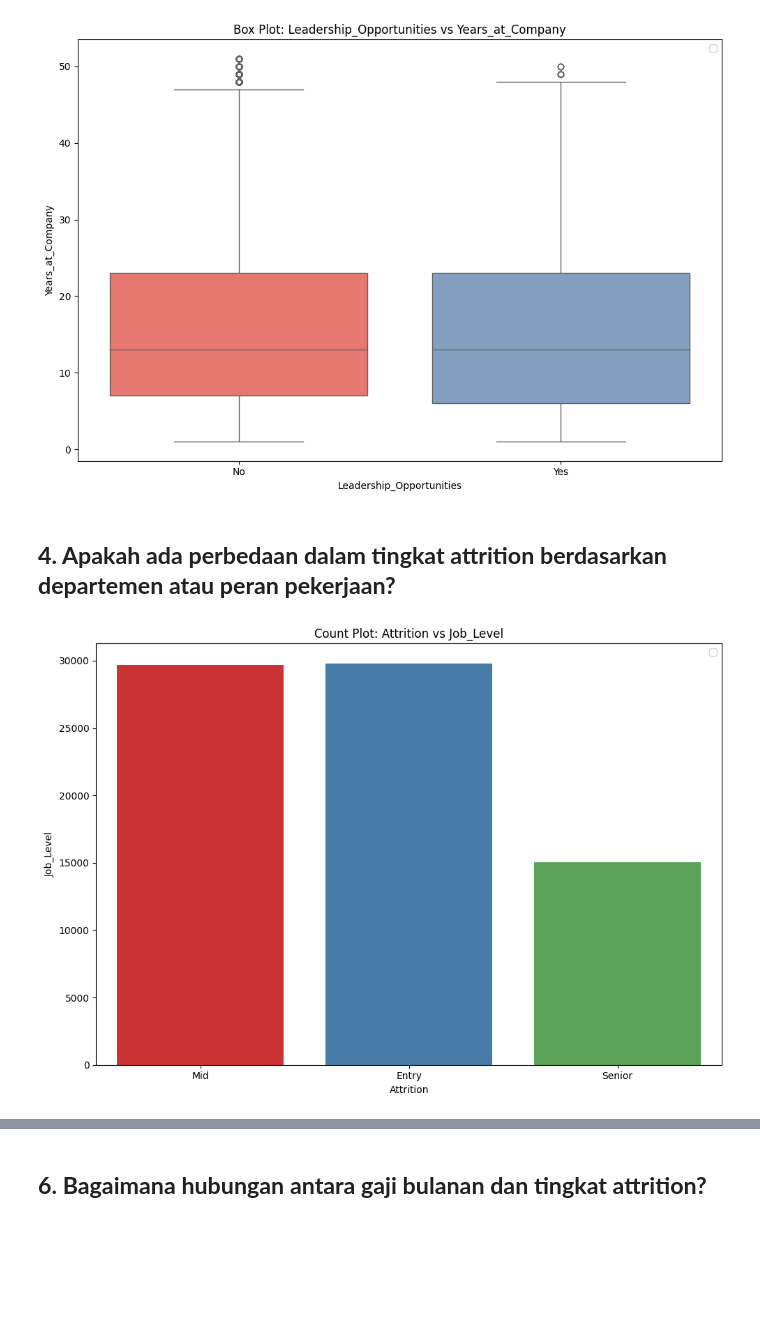
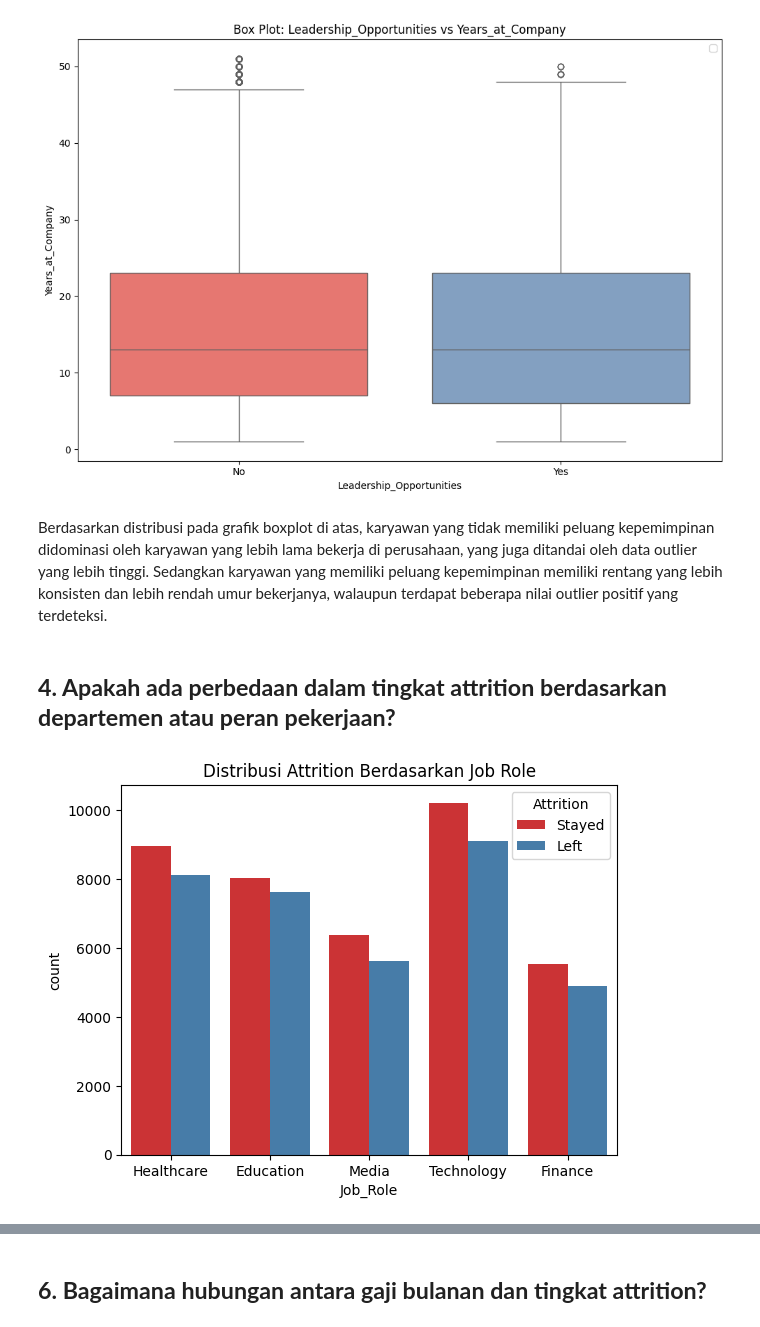
Before and after one commit to rafisiregar/Employee-Churn-Prediction, a Jupyter notebook: P1M2_rafi_siregar.ipynb, the cells around one changed output, grey strips where cells are left out. Saved outputs shown, nothing was run; the diff lists cells and outputs as text; code cells hidden in the pictures; blank space fills up the shorter version.

```diff
--- a/P1M2_rafi_siregar.ipynb
+++ b/P1M2_rafi_siregar.ipynb
@@ -255,9 +261,13 @@ warna1 = {'Yes': '#799FCB', 'No': '#F9665E'}
 ep.plot_relationship(dataset, 'Leadership_Opportunities', target_cols=['Years_at_Company'], kind='box', custom_colors=warna1)
 # %% [output]
 [figure]
+# %% [markdown]
+Berdasarkan distribusi pada grafik boxplot di atas, karyawan yang tidak memiliki peluang kepemimpinan didominasi oleh karyawan yang lebih lama bekerja di perusahaan, yang juga ditandai oleh data outlier yang lebih tinggi. Sedangkan karyawan yang memiliki peluang kepemimpinan memiliki rentang yang lebih konsisten dan lebih rendah umur bekerjanya, walaupun terdapat beberapa nilai outlier positif yang terdeteksi.
 # %% [markdown]
 ## **4. Apakah ada perbedaan dalam tingkat attrition berdasarkan departemen atau peran pekerjaan?**
 # %%
-ep.plot_relationship(dataset, 'Attrition', target_cols=['Job_Level'], kind='count')
+sns.countplot(data=dataset, x='Job_Role', hue='Attrition', palette='Set1')
+plt.title('Distribusi Attrition Berdasarkan Job Role')
+plt.show()
 # %% [output]
-[figure, old version]
+[figure, new version]
```
Also changed, not shown: parts of 24 cells of this notebook, 1 other file.
